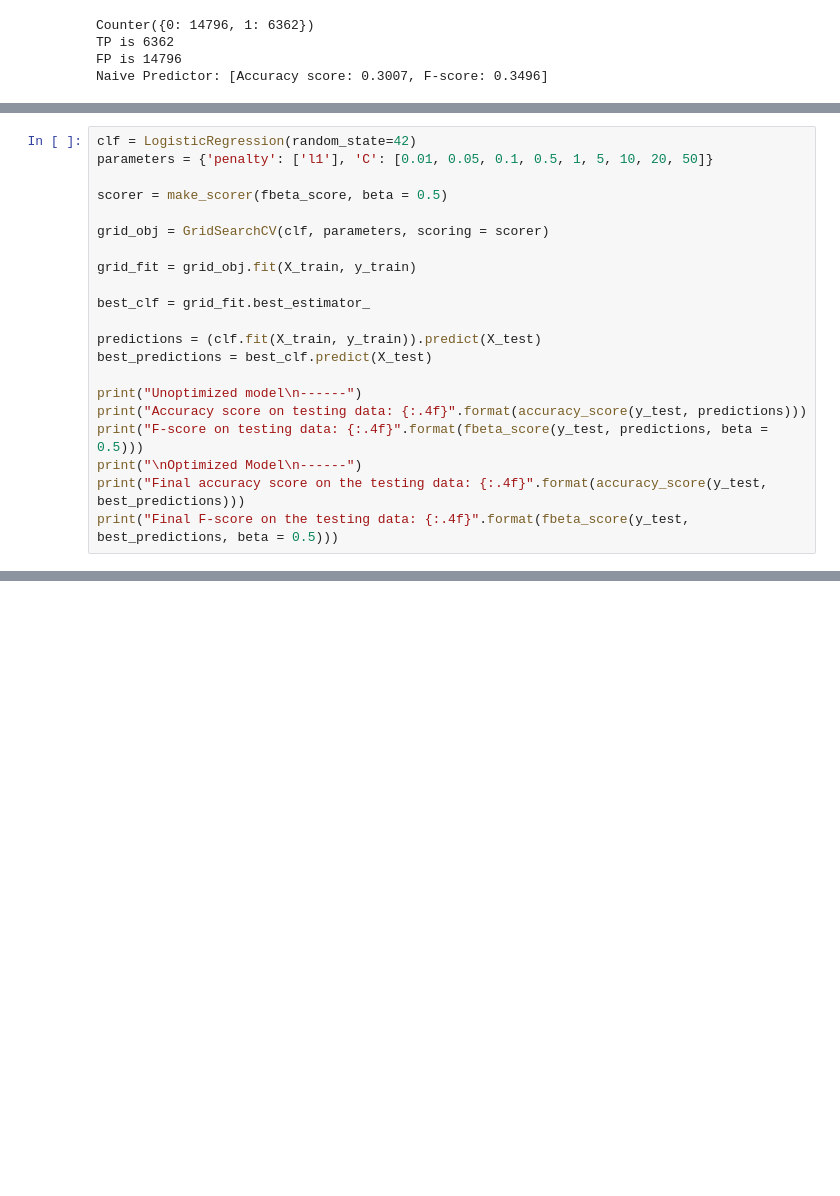
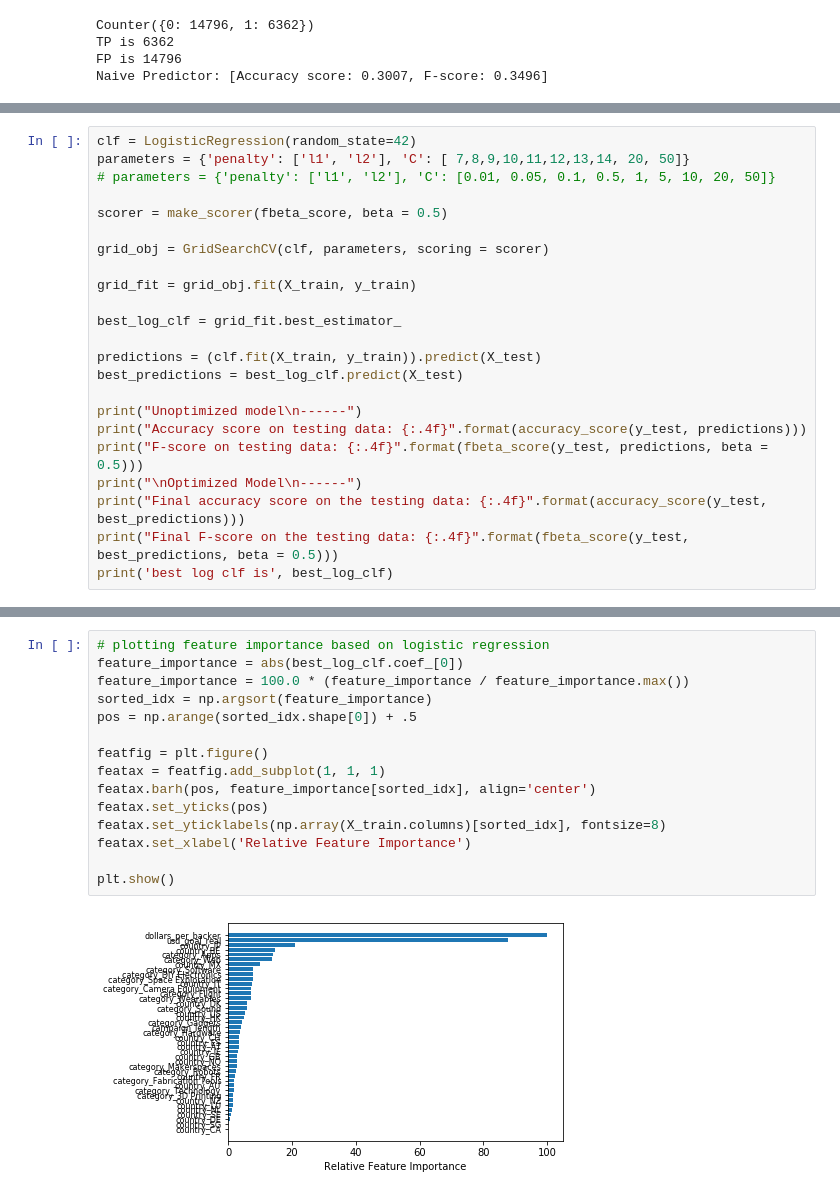
Before and after one commit to SUmarFarooq/Machine-Learning-Capstone, a Jupyter notebook: Project/final_project.ipynb, the cells around one changed output, grey strips where cells are left out. Cells and saved outputs as stored; diff of their text form; blank space fills up the shorter version.

```diff
--- a/Project/final_project.ipynb
+++ b/Project/final_project.ipynb
@@ -685,6 +590,7 @@ NameError: name 'best_rf_clf' is not defined
 # %%
 clf = LogisticRegression(random_state=42)
-parameters = {'penalty': ['l1'], 'C': [0.01, 0.05, 0.1, 0.5, 1, 5, 10, 20, 50]}
+parameters = {'penalty': ['l1', 'l2'], 'C': [ 7,8,9,10,11,12,13,14, 20, 50]}
+# parameters = {'penalty': ['l1', 'l2'], 'C': [0.01, 0.05, 0.1, 0.5, 1, 5, 10, 20, 50]}
 
 scorer = make_scorer(fbeta_score, beta = 0.5)
 
@@ -692,10 +598,10 @@ grid_obj = GridSearchCV(clf, parameters, scoring = scorer)
 
 grid_fit = grid_obj.fit(X_train, y_train)
 
-best_clf = grid_fit.best_estimator_
+best_log_clf = grid_fit.best_estimator_
 
 predictions = (clf.fit(X_train, y_train)).predict(X_test)
-best_predictions = best_clf.predict(X_test)
+best_predictions = best_log_clf.predict(X_test)
 
 print("Unoptimized model\n------")
 print("Accuracy score on testing data: {:.4f}".format(accuracy_score(y_test, predictions)))
@@ -703,6 +609,7 @@ print("F-score on testing data: {:.4f}".format(fbeta_score(y_test, predictions,
 print("\nOptimized Model\n------")
 print("Final accuracy score on the testing data: {:.4f}".format(accuracy_score(y_test, best_predictions)))
 print("Final F-score on the testing data: {:.4f}".format(fbeta_score(y_test, best_predictions, beta = 0.5)))
+print('best log clf is', best_log_clf)
 # %% [output]
 Unoptimized model
 ------
@@ -715,0 +627,17 @@ Final F-score on the testing data: 0.6039
+# %%
+# plotting feature importance based on logistic regression
+feature_importance = abs(best_log_clf.coef_[0])
+feature_importance = 100.0 * (feature_importance / feature_importance.max())
+sorted_idx = np.argsort(feature_importance)
+pos = np.arange(sorted_idx.shape[0]) + .5
+
+featfig = plt.figure()
+featax = featfig.add_subplot(1, 1, 1)
+featax.barh(pos, feature_importance[sorted_idx], align='center')
+featax.set_yticks(pos)
+featax.set_yticklabels(np.array(X_train.columns)[sorted_idx], fontsize=8)
+featax.set_xlabel('Relative Feature Importance')
+
+plt.show()
+# %% [output]
+[figure, added]
```
Also changed, not shown: parts of 20 cells of this notebook, 4 other files.
